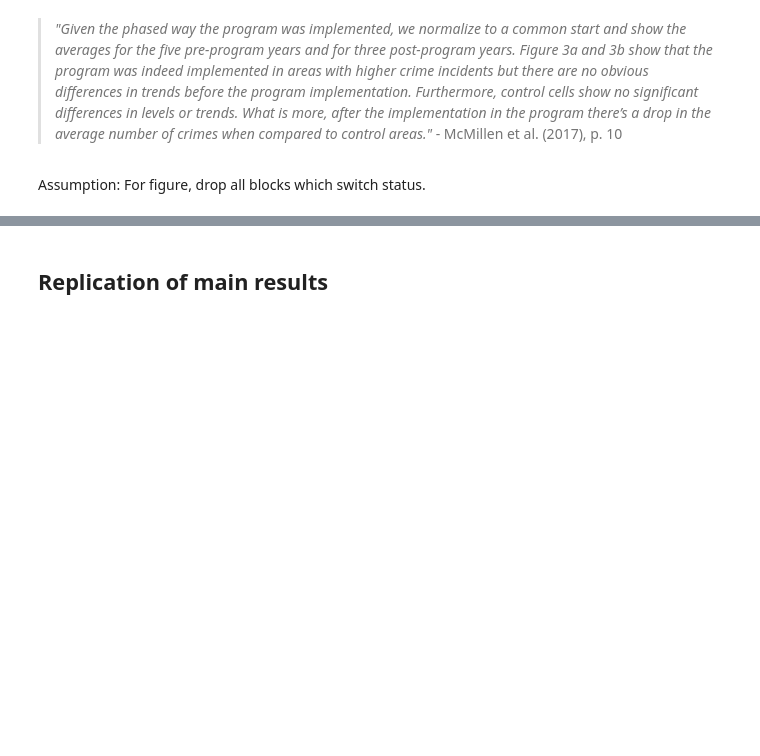
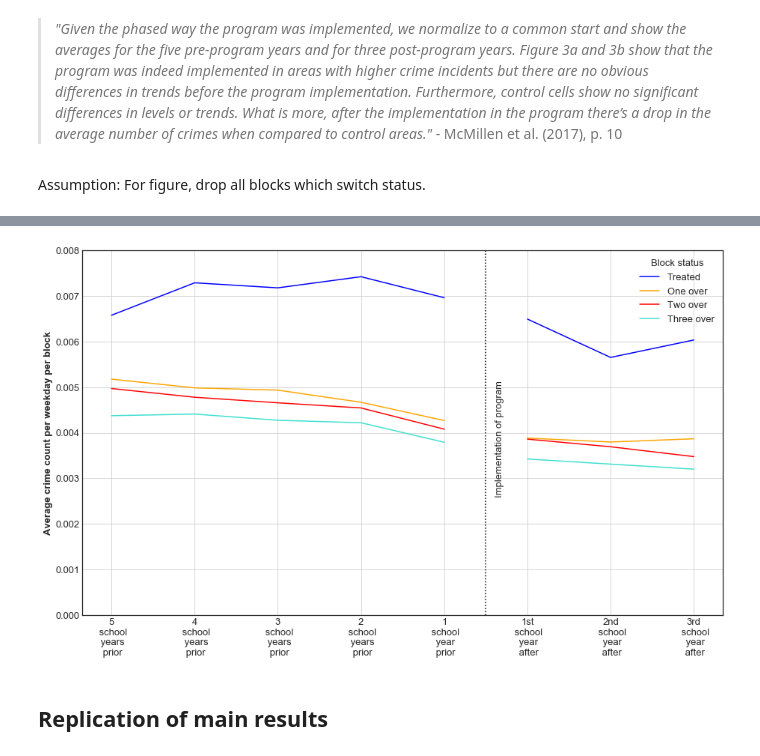
Before and after one commit to binste/chicago_safepassage_evaluation, a Jupyter notebook: notebooks/5_analysis/1.0-binste-analyze-crime-results-census-block-level.ipynb, the cells around one changed output, grey strips where cells are left out. Saved outputs shown, nothing was run; the diff lists cells and outputs as text; code cells hidden in the pictures; blank space fills up the shorter version.

```diff
--- a/notebooks/5_analysis/1.0-binste-analyze-crime-results-census-block-level.ipynb
+++ b/notebooks/5_analysis/1.0-binste-analyze-crime-results-census-block-level.ipynb
@@ -250,3 +316,7 @@ save_to_jekyll(fig3_property, 'did_figure_property')
+# %%
+plot_did('property_count_per_wday', 'didfigureproperty', (0, 0.008))
+# %% [output]
+[figure, added]
 # %% [markdown]
 ## Replication of main results
 # %% [markdown]
```
Also changed, not shown: parts of 26 cells of this notebook.
